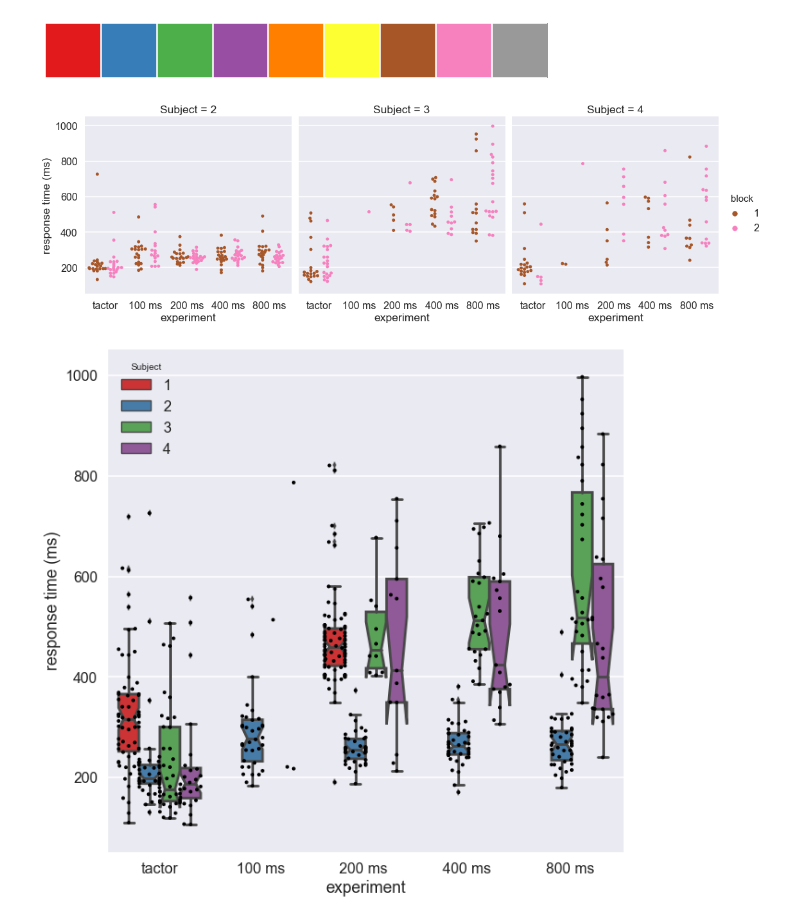
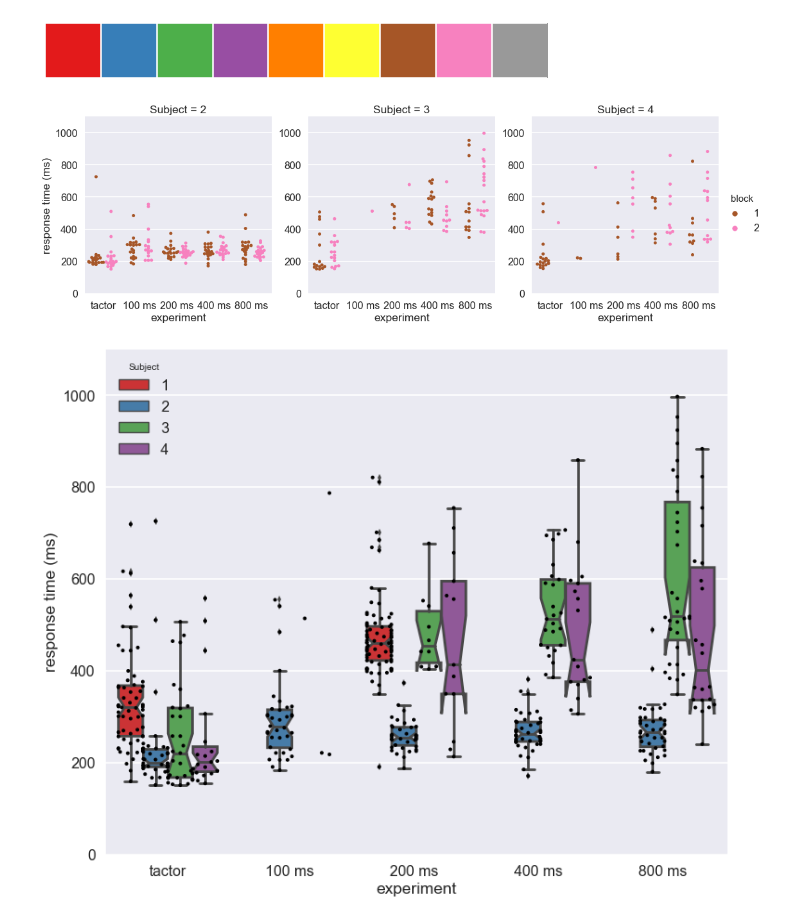
Before and after one commit to davidjuliancaldwell/responseTimingPaper, a Jupyter notebook: plotting_response_time_data.ipynb, the cells around one changed output. Saved outputs shown, nothing was run; the diff lists cells and outputs as text; code cells hidden in the pictures.

Commit message:
changed minimum response time to be 150 ms, and subsequently regenerated all figures and statistics

```diff
--- a/plotting_response_time_data.ipynb
+++ b/plotting_response_time_data.ipynb
@@ -13,0 +20,3 @@ sns.set_context("poster") # this makes things large
+# %%
+saveFig = False
+saveMat = True
@@ -24,10 +38,7 @@ mat7 = loadmat('2fd831_compareResponse_block_2.mat',squeeze_me=1)
 # %%
-# extract variables of interest
-# respLo = the minimum response time
-# respHi = the maximum response time
+respLo = 150 # minimum response time - 150 ms
+respHi = 1000 # maximum response time - 1000 ms
 
-respLo = mat1['respLo']
-respHi = mat1['respHi']
 button1 = mat1['buttonLocs']
 button2 = mat2['buttonLocs']
 button3 = mat3['buttonLocs']
@@ -120,18 +133,9 @@ dataMelt7.rename(columns = {'variable':'experiment','value':'response time (ms)'
 # %%
-# concatenate
-
 frames = [dataMelt1,dataMelt2,dataMelt3,dataMelt4,dataMelt5,dataMelt6,dataMelt7]
 
 result = pd.concat(frames)
 result
-resultTrim = result[(result['response time (ms)'] < 1000) & (result['response time (ms)'] > 100)]
+resultTrim = result[(result['response time (ms)'] < respHi) & (result['response time (ms)'] > respLo)]
 resultTrim.groupby(['experiment','Subject','block']).mean()
 
 experimentsOfInt = ['tactor','100 ms ','200 ms ','400 ms ', '800 ms ']
-
-dataCleaned = resultTrim[resultTrim['experiment'].isin(experimentsOfInt)]
-dataCleaned.groupby(['experiment','Subject','block']).mean()
-dataCleaned.groupby(['experiment','Subject','block']).describe()
-dataCleaned.groupby(['experiment','Subject']).describe()
-dataCleaned.groupby(['Subject','experiment']).mean()
-dataCleaned.groupby(['Subject','experiment']).std()
@@ -181,28 +199,30 @@ figBlock = sns.factorplot(x="experiment", y="response time (ms)", hue="block",si
 ...                   col="Subject", data=dataCleaned,kind="swarm",dodge="True",col_order=['2','3','4'],
 ...                   order=['tactor','100 ms ','200 ms ','400 ms ','800 ms '],
 ...                   palette=color_pal_2_v2)
-#figBlock.savefig('swarmByBlockSplit_subj4.svg', dpi=600)
+plt.ylim([0,1100])
+
+if saveFig:
+    figBlock.savefig('swarmByBlockSplit_subj4.svg', dpi=600)
+    figBlock.savefig('swarmByBlockSplit_subj4.png', dpi=300)
 # %% [output]
-[figure, old version]
+[figure, new version]
 # %%
 resultTrim_forBox = resultTrim[~(resultTrim['Subject'].isin(['3','4']) & (resultTrim['experiment'].isin(['100 ms '])))]
-result[(result['response time (ms)'] < 1000) & (result['response time (ms)'] > 100)]
+result[(result['response time (ms)'] < respHi) & (result['response time (ms)'] > respLo)]
 
 
 frameGroup = sns.boxplot(x = 'experiment',y='response time (ms)',notch=True ,hue='Subject',orient="v", data = resultTrim_forBox,order = ['tactor','100 ms ','200 ms ','400 ms ','800 ms '],palette=color_pal_3)
 handles, labels = frameGroup.get_legend_handles_labels()
+frameGroup  = sns.swarmplot(x = 'experiment',y='response time (ms)',size=4,hue='Subject',data = resultTrim,palette=['black'],split="True",order=['tactor','100 ms ','200 ms ','400 ms ','800 ms '])
+frameGroup.legend_.remove()
+frameGroup.legend(handles, labels, loc="upper left", title="Subject")
 
 
-
-frameGroup  = sns.swarmplot(x = 'experiment',y='response time (ms)',size=4,hue='Subject',data = resultTrim,palette=['black'],split="True",order=['tactor','100 ms ','200 ms ','400 ms ','800 ms '])
-#sns.set_palette
-frameGroup .legend_.remove()
-
-frameGroup.legend(handles, labels, loc="upper left", title="Subject")
-
 figGroupBox = plt.gcf()
-figGroupBox.set_size_inches(10,10)
-#figGroupBox.savefig('swarmAndBoxSID_subj4.svg', dpi=600)
-#figGroupBox.savefig('swarmAndBoxSID_subj4.png', dpi=300)
+figGroupBox.set_size_inches(12,10)
+plt.ylim([0,1100])
+if saveFig:
+    figGroupBox.savefig('swarmAndBoxSID_subj4.svg', dpi=600)
+    figGroupBox.savefig('swarmAndBoxSID_subj4.png', dpi=300)
 # %% [output]
-[figure, old version]
+[figure, new version]
```
Also changed, not shown: parts of 25 cells of this notebook, 10 other files.
